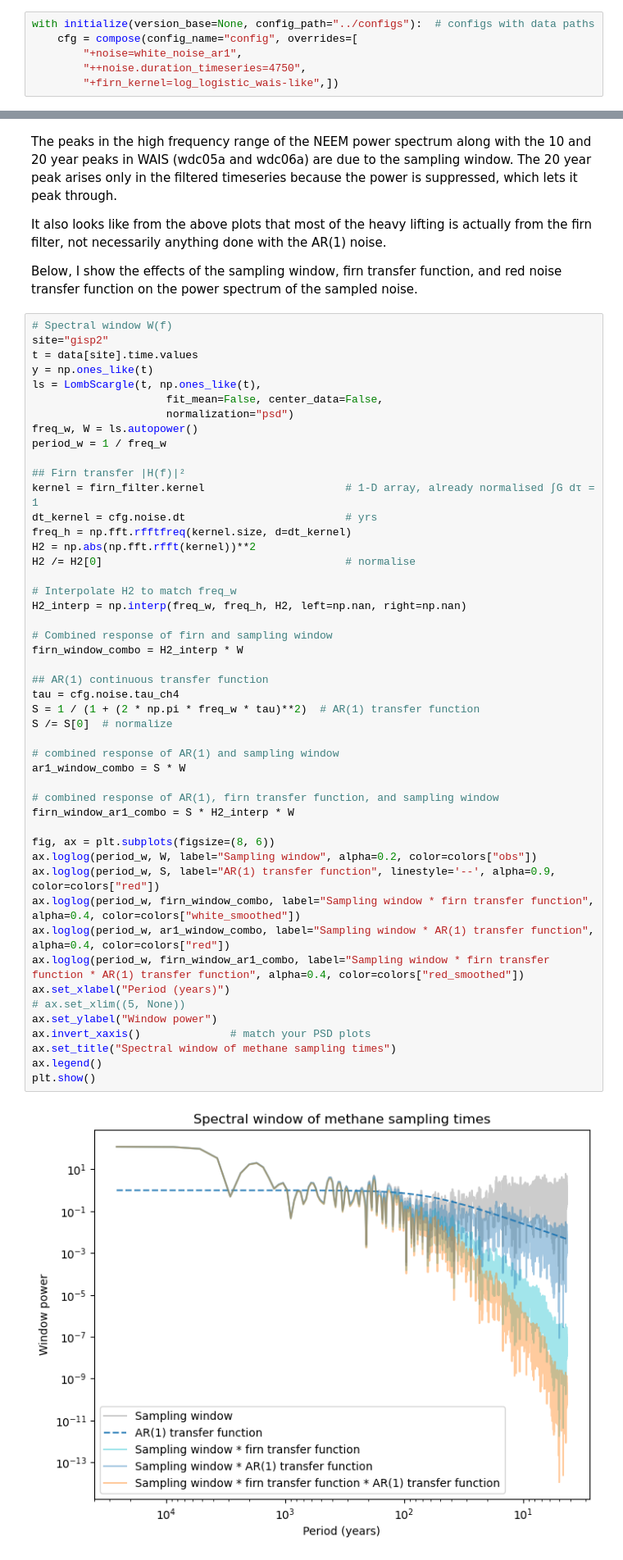
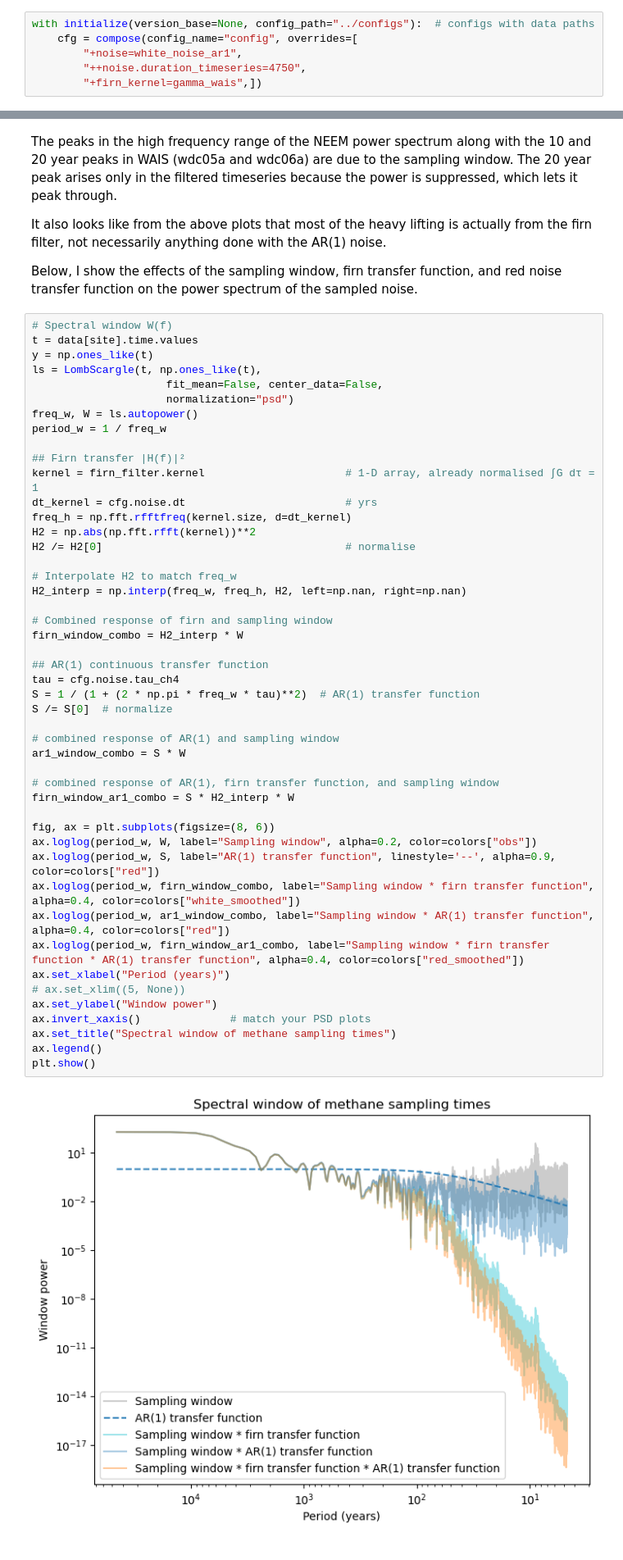
Before and after one commit to ericjmei/methane_noise_forcing, a Jupyter notebook: notebooks/compare_power_spectra_to_white_noise.ipynb, the cells around one changed output, grey strips where cells are left out. Shown: that part at 82% size. Saved outputs shown, nothing was run; the diff lists cells and outputs as text.

Commit message:
compared filters between gamma and from the firn model, removed "-like" in configs

```diff
--- a/notebooks/compare_power_spectra_to_white_noise.ipynb
+++ b/notebooks/compare_power_spectra_to_white_noise.ipynb
@@ -27,7 +27,7 @@ with initialize(version_base=None, config_path="../configs"):  # configs with da
     cfg = compose(config_name="config", overrides=[
         "+noise=white_noise_ar1",
         "++noise.duration_timeseries=4750",
-        "+firn_kernel=log_logistic_wais-like",])
+        "+firn_kernel=gamma_wais",])
 # %% [markdown]
 # load observations and detrend
 # %%
@@ -330,7 +340,6 @@ It also looks like from the above plots that most of the heavy lifting is actual
 Below, I show the effects of the sampling window, firn transfer function, and red noise transfer function on the power spectrum of the sampled noise.
 # %%
 # Spectral window W(f)
-site="gisp2"
 t = data[site].time.values
 y = np.ones_like(t)
 ls = LombScargle(t, np.ones_like(t),
@@ -350,34 +359,34 @@ H2 /= H2[0]                                      # normalise
 H2_interp = np.interp(freq_w, freq_h, H2, left=np.nan, right=np.nan)
 
 # Combined response of firn and sampling window
 firn_window_combo = H2_interp * W
 
 ## AR(1) continuous transfer function
 tau = cfg.noise.tau_ch4
 S = 1 / (1 + (2 * np.pi * freq_w * tau)**2)  # AR(1) transfer function
 S /= S[0]  # normalize
 
 # combined response of AR(1) and sampling window
 ar1_window_combo = S * W
 
 # combined response of AR(1), firn transfer function, and sampling window
 firn_window_ar1_combo = S * H2_interp * W
 
 fig, ax = plt.subplots(figsize=(8, 6))
 ax.loglog(period_w, W, label="Sampling window", alpha=0.2, color=colors["obs"])
 ax.loglog(period_w, S, label="AR(1) transfer function", linestyle='--', alpha=0.9, color=colors["red"])
 ax.loglog(period_w, firn_window_combo, label="Sampling window * firn transfer function", alpha=0.4, color=colors["white_smoothed"])
 ax.loglog(period_w, ar1_window_combo, label="Sampling window * AR(1) transfer function", alpha=0.4, color=colors["red"])
 ax.loglog(period_w, firn_window_ar1_combo, label="Sampling window * firn transfer function * AR(1) transfer function", alpha=0.4, color=colors["red_smoothed"])
 ax.set_xlabel("Period (years)")
 # ax.set_xlim((5, None))
 ax.set_ylabel("Window power")
 ax.invert_xaxis()              # match your PSD plots
 ax.set_title("Spectral window of methane sampling times")
 ax.legend()
 plt.show()
 # %% [output]
-[figure, old version]
+[figure, new version]
 # %% [markdown]
 From the above, the transfer function rolls off at around 100 years. Therefore, the distinguishing feature between the firn filter and white noise and the firn filter and AR(1) noise is the slope between ~30 and 100 years, depending on the site.
 # %%
```
Also changed, not shown: parts of 10 cells of this notebook, 5 other files.
